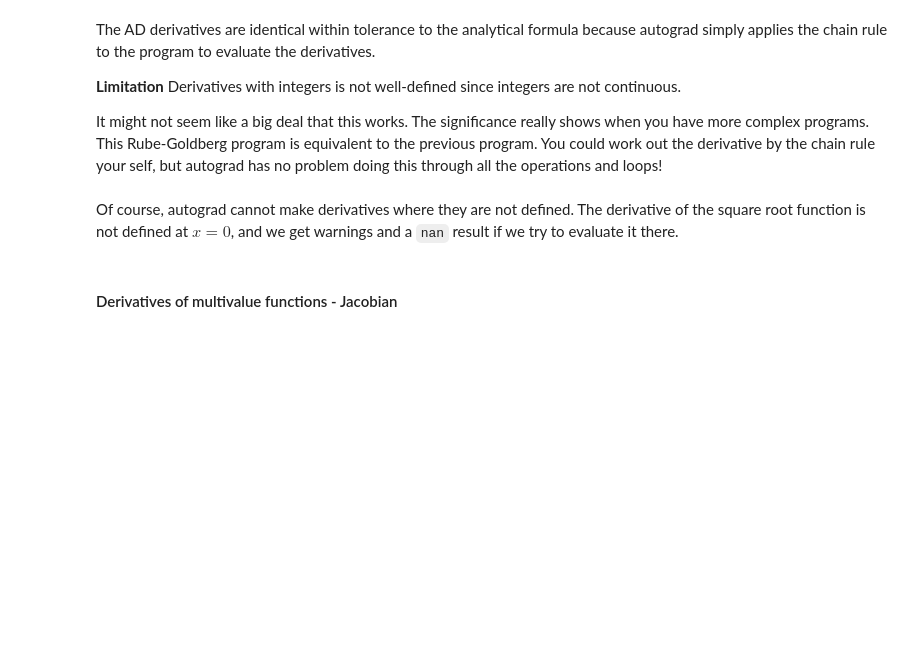
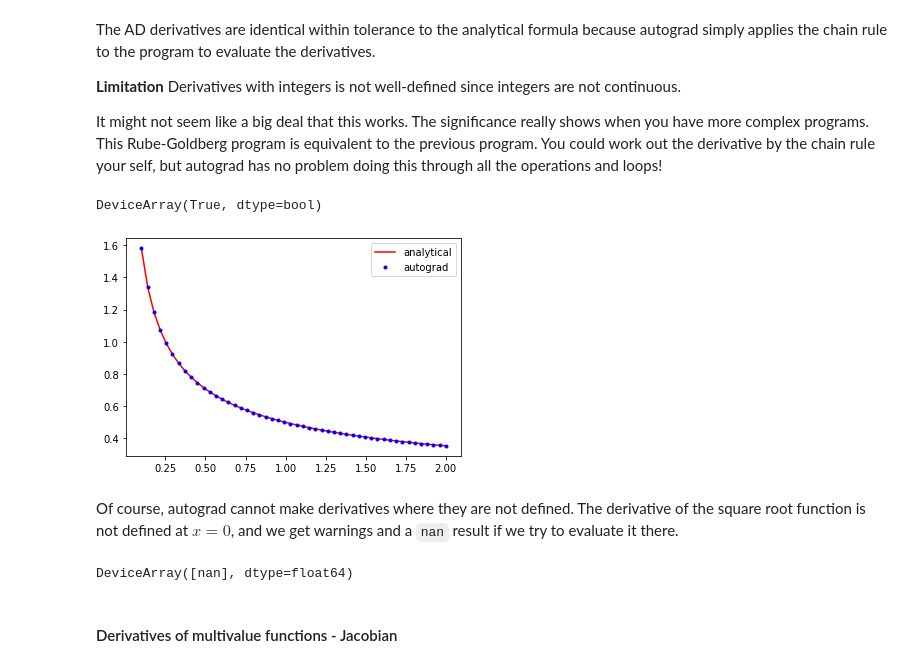
Before and after one commit to Steel-Bank-codespaces/f22-06623, a Jupyter notebook: lectures/19-introduction-to-autograd/19-introduction-to-jax.ipynb, the cells around one changed output. Saved outputs shown, nothing was run; the diff lists cells and outputs as text; code cells hidden in the pictures; blank space fills up the shorter version.

```diff
--- a/lectures/19-introduction-to-autograd/19-introduction-to-jax.ipynb
+++ b/lectures/19-introduction-to-autograd/19-introduction-to-jax.ipynb
@@ -380,32 +572,40 @@ doing this through all the operations and loops!
 # %%
 def f(x):
     a = 2.0 * x
     b = a**2
     c = b / 4.0
     d = c**0.5
     for i in range(5):
         d = d * 2
 
     for i in range(5):
         d = d / 2
 
-    e = np.sqrt(d)
+    g = np.exp(d)
+    h = np.log(g)
+
+    e = np.sqrt(h)
     return e
 
 
 df = vmap(grad(f))  # This returns a callable function
 
 x = np.linspace(0.1, 2)
 
 plt.plot(x, 0.5 * x**-0.5, "r-", x, df(x), "b.")
 plt.legend(["analytical", "autograd"])
 np.allclose(0.5 * x**-0.5, df(x))
+# %% [output]
+DeviceArray(True, dtype=bool)
+[figure, added]
 # %% [markdown]
 Of course, autograd cannot make derivatives where they are not defined.
 The derivative of the square root function is not defined at $x=0$, and
 we get warnings and a `nan` result if we try to evaluate it there.
 # %%
 df(np.array([0.0]))
+# %% [output]
+DeviceArray([nan], dtype=float64)
 # %% [markdown]
 #### Derivatives of multivalue functions - Jacobian
 # %% [markdown]
```
Also changed, not shown: parts of 45 cells of this notebook.
